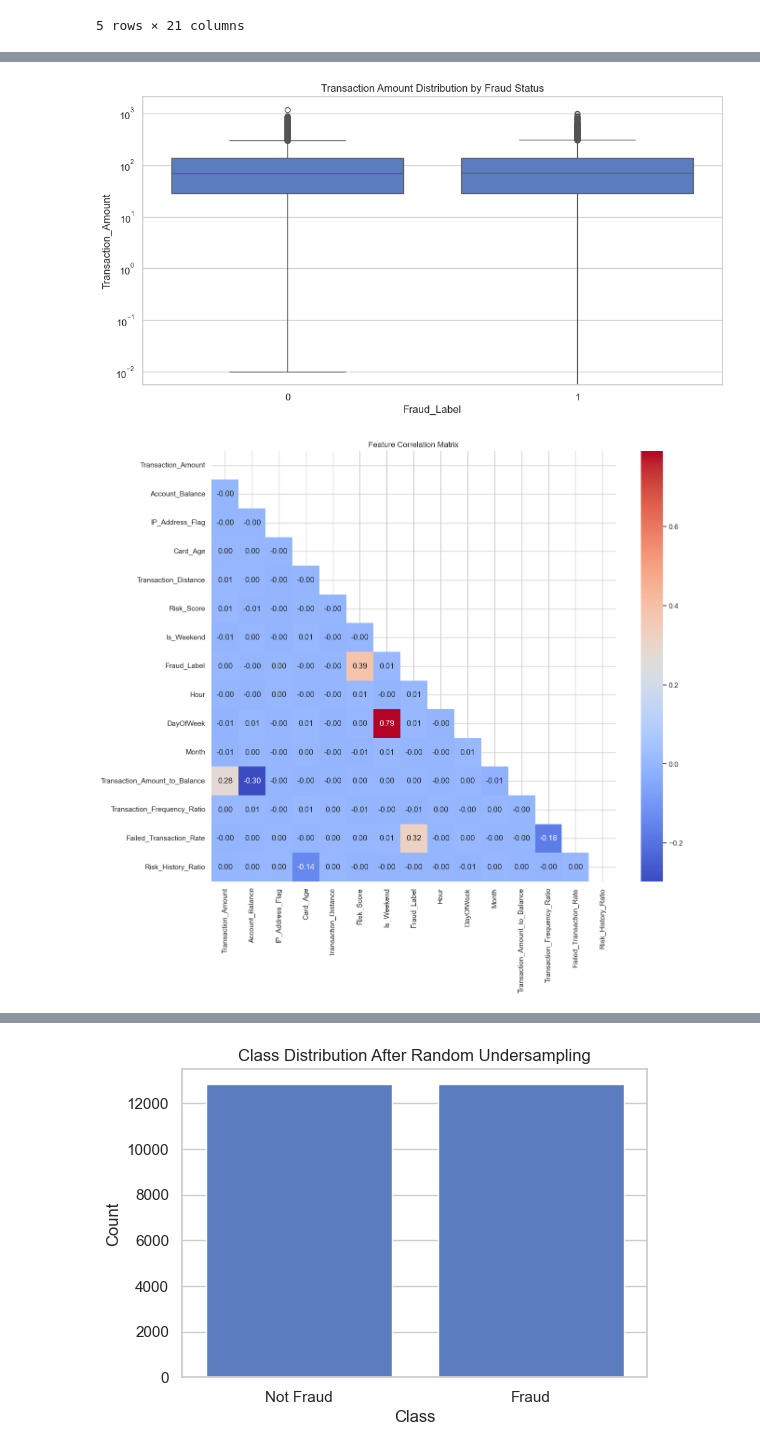
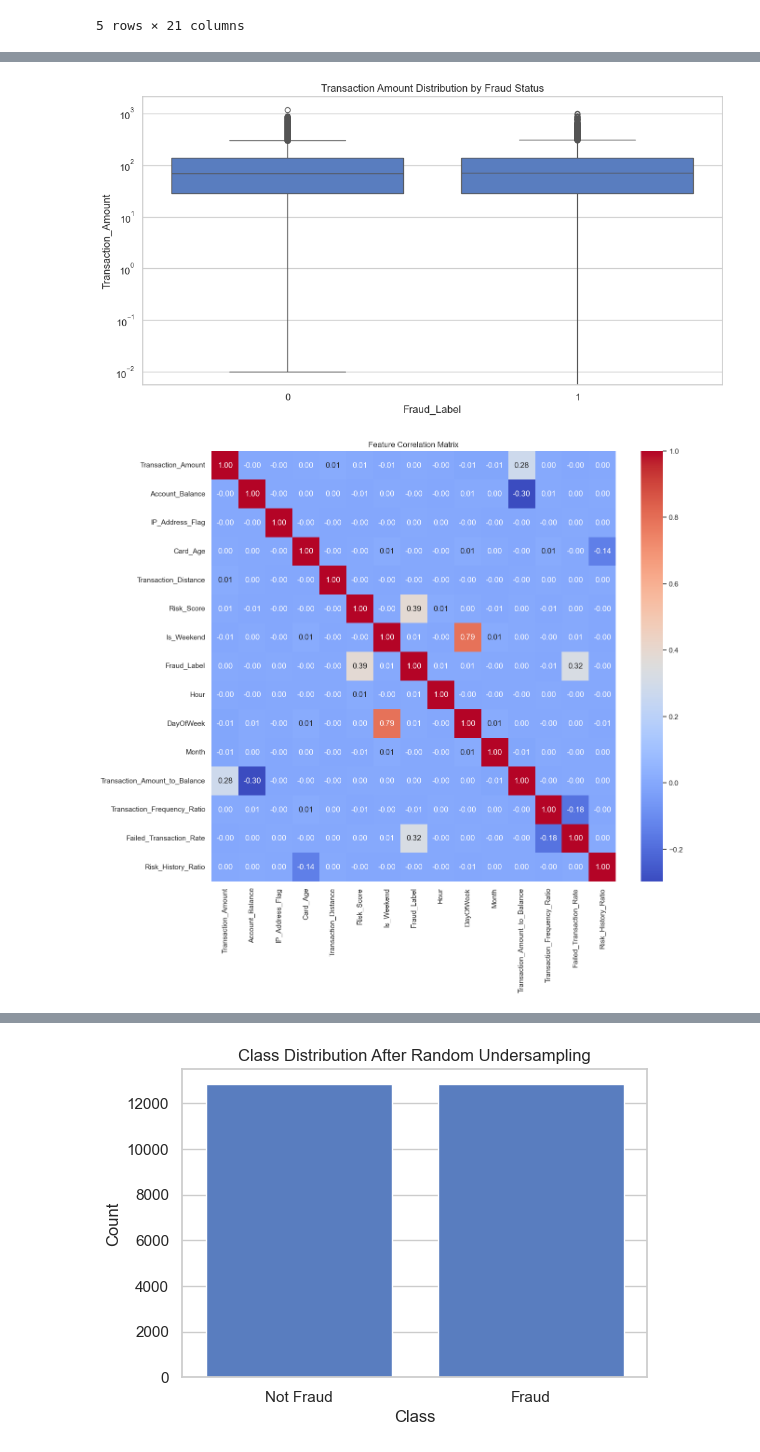
Before and after one commit to katsura919/Elective2-FinalProject, a Jupyter notebook: fraud.ipynb, the cells around one changed output, grey strips where cells are left out. Drawn from its saved outputs; the diff is of its cells as text; code cells hidden in the pictures.

```diff
--- a/fraud.ipynb
+++ b/fraud.ipynb
@@ -90,25 +90,24 @@ df.head()
 # %%
 # Visualize class distribution
 plt.figure(figsize=(8, 6))
 sns.countplot(x='Fraud_Label', data=df)
 plt.title('Class Distribution (0: Non-Fraud, 1: Fraud)')
 plt.show()
 
 # Plot transaction amount by fraud status
 plt.figure(figsize=(12, 6))
 sns.boxplot(x='Fraud_Label', y='Transaction_Amount', data=df)
 plt.title('Transaction Amount Distribution by Fraud Status')
 plt.yscale('log')  # Log scale for better visualization
 plt.show()
 
 # Correlation heatmap
 plt.figure(figsize=(14, 12))
 corr = df.select_dtypes(include=['number']).corr()
-sns.heatmap(corr, annot=True, fmt=".2f", cmap='coolwarm',
-            mask=np.triu(np.ones_like(corr, dtype=bool)))
+sns.heatmap(corr, annot=True, fmt=".2f", cmap='coolwarm')
 plt.title('Feature Correlation Matrix')
 plt.show()
 # %% [output]
 [figure]
 [figure]
-[figure, old version]
+[figure, new version]
```
Also changed, not shown: parts of 5 cells of this notebook.
